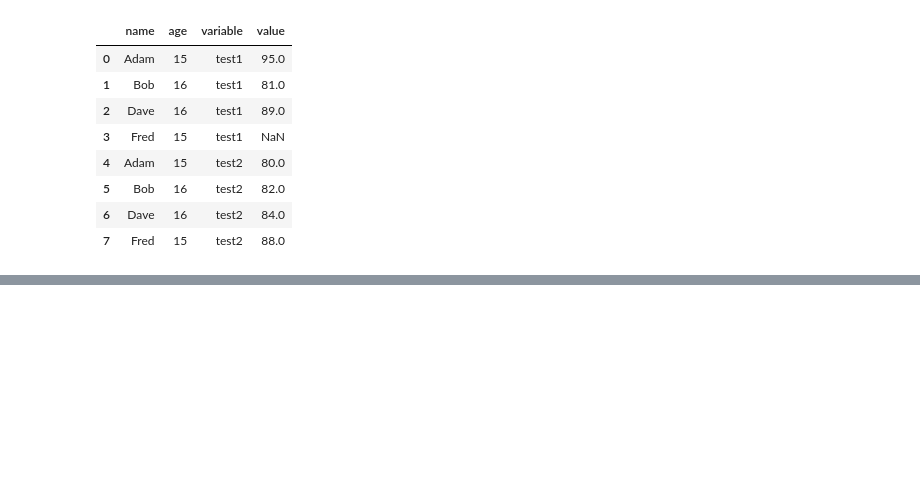
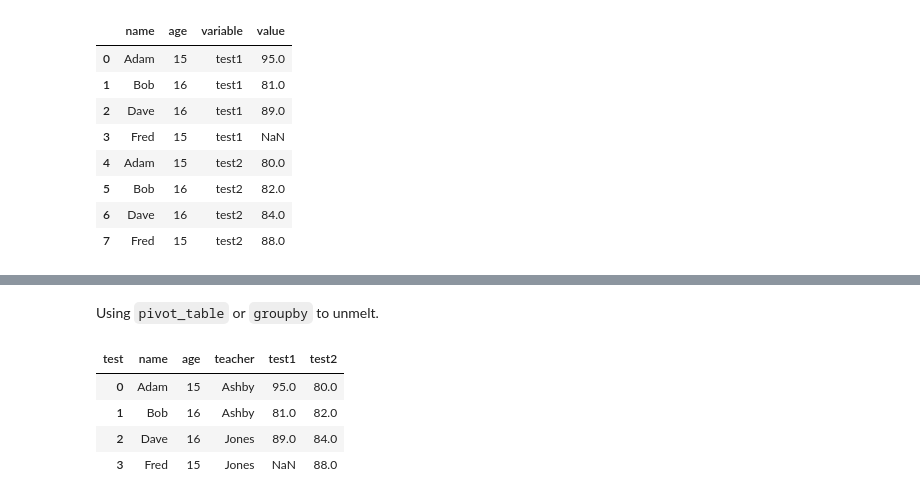
Before and after one commit to jeremyxtmeng/learning-pandas-plotting, a Jupyter notebook: learning_6_pandas_dataframe.ipynb, the cells around one changed output, grey strips where cells are left out. Drawn from its saved outputs; the diff is of its cells as text; code cells hidden in the pictures; blank space fills up the shorter version.

Commit message:
finishing dataframe chapter

```diff
--- a/learning_6_pandas_dataframe.ipynb
+++ b/learning_6_pandas_dataframe.ipynb
@@ -1915,0 +1924,10 @@ scores.melt(id_vars=['name', 'age'],value_vars=['test1', 'test2'])
+# %%
+import io
+import pandas as pd
+data0 = '''name,age,test1,test2,teacher
+Adam,15,95.0,80,Ashby
+Bob,16,81.0,82,Ashby
+Dave,16,89.0,84,Jones
+Fred,15,,88,Jones'''
+scores = pd.read_csv(io.StringIO(data0))
+print(scores)
@@ -1915,0 +1953,7 @@ scores.melt(id_vars=['name', 'age'],value_vars=['test1', 'test2'])
+# %%
+# rename variable to var_name and value to val_name
+melted=scores.melt(id_vars=['name', 'age','teacher'],
+            value_vars=['test1', 'test2'],
+            var_name='test',
+            value_name='score')
+print(melted)
@@ -1915,0 +1970,12 @@ scores.melt(id_vars=['name', 'age'],value_vars=['test1', 'test2'])
+# %% [markdown]
+Using `pivot_table` or `groupby` to unmelt.
+# %%
+melted.pivot_table(index=['name','age', 'teacher'],
+                   columns='test',
+                   values='score').reset_index()
+# %% [output]
+| test | name | age | teacher | test1 | test2 |
+| 0 | Adam | 15 | Ashby | 95.0 | 80.0 |
+| 1 | Bob | 16 | Ashby | 81.0 | 82.0 |
+| 2 | Dave | 16 | Jones | 89.0 | 84.0 |
+| 3 | Fred | 15 | Jones | NaN | 88.0 |
```
Also changed, not shown: parts of 18 cells of this notebook, 2 other files.
